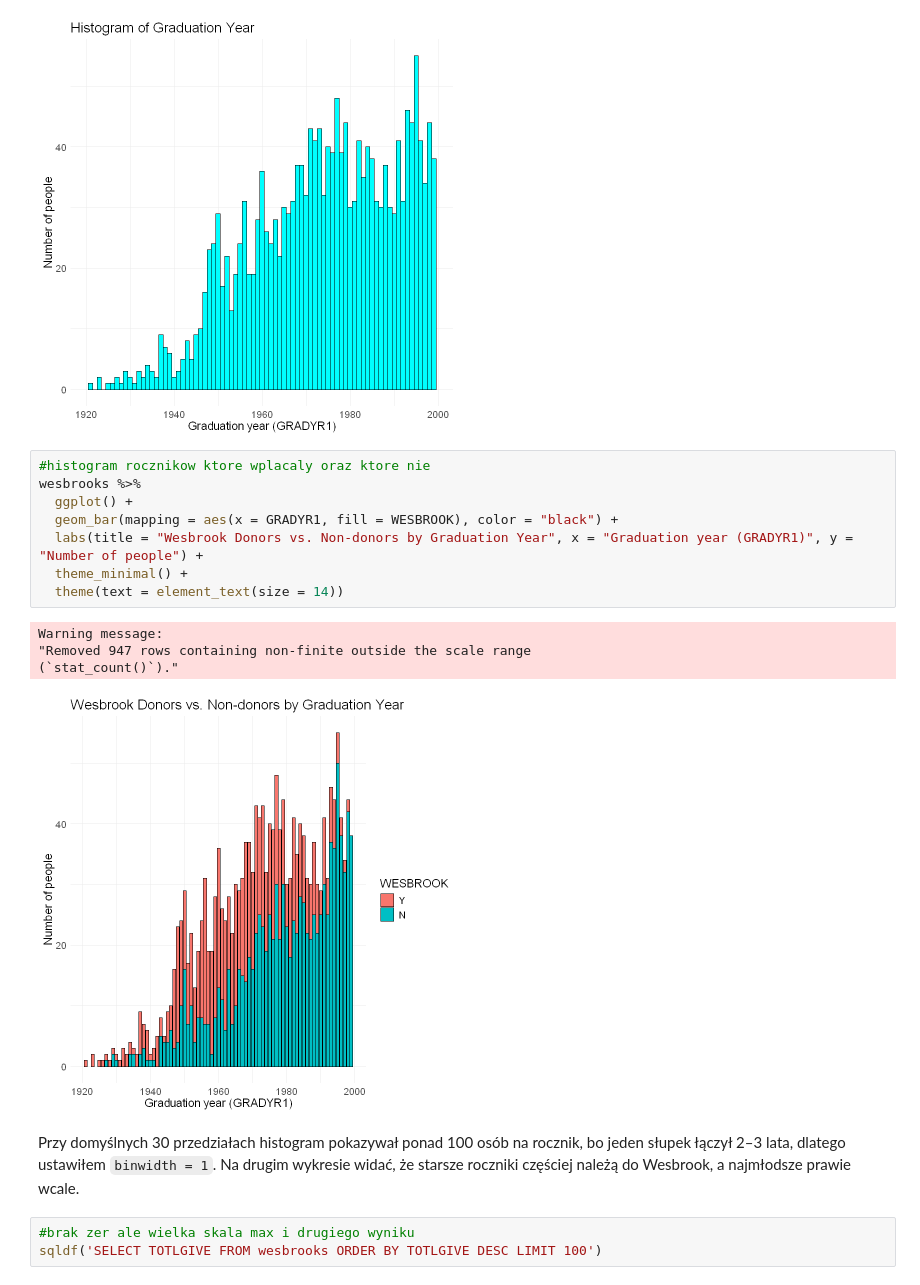
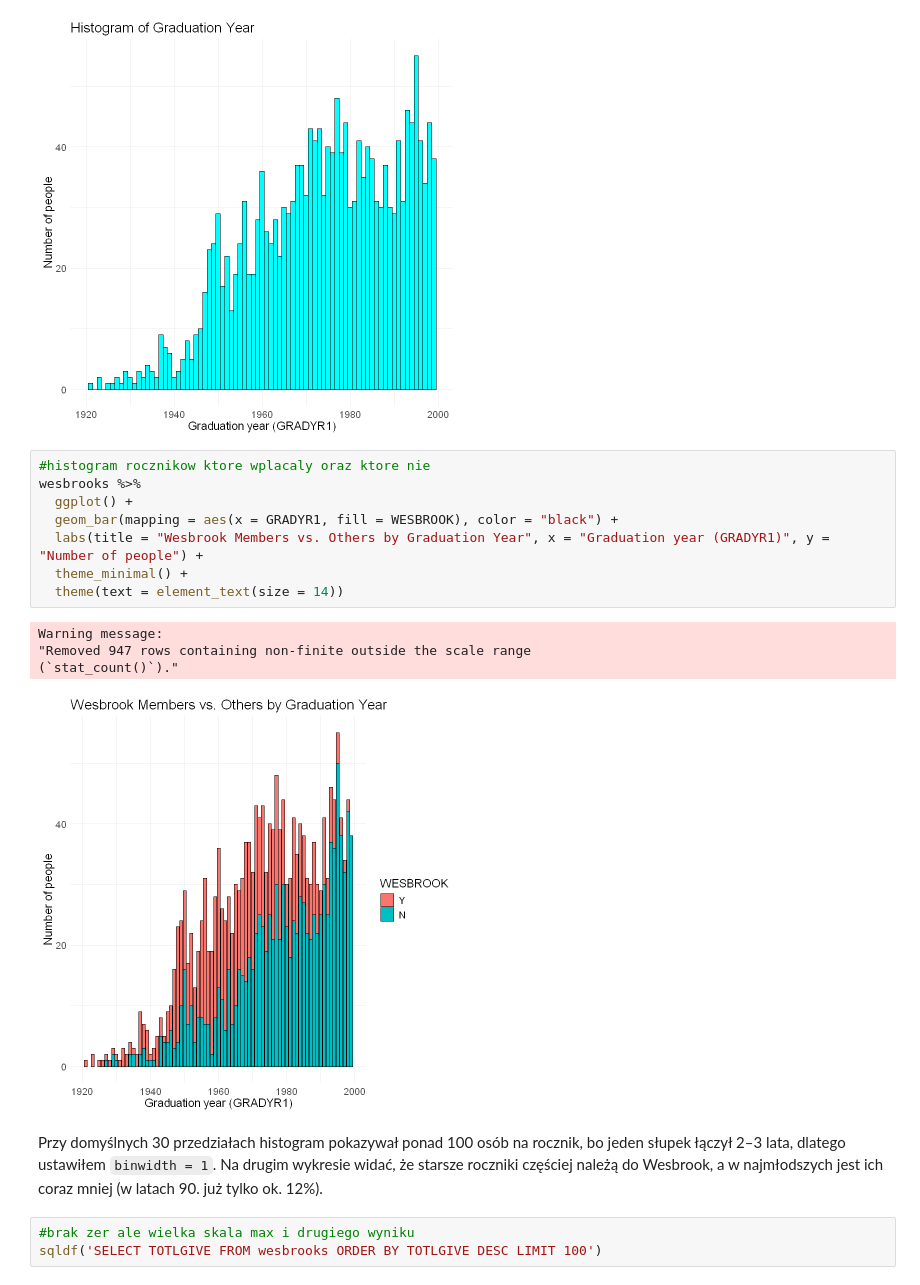
Before and after one commit to mateuszrucinski/machine-learning-lessons, a Jupyter notebook: Zad1/Wesbrook.ipynb, the cells around one changed output. Saved outputs shown, nothing was run; the diff lists cells and outputs as text.

```diff
--- a/Zad1/Wesbrook.ipynb
+++ b/Zad1/Wesbrook.ipynb
@@ -195,20 +195,20 @@ Warning message:
 # %%
 #histogram rocznikow ktore wplacaly oraz ktore nie
 wesbrooks %>%
   ggplot() +
   geom_bar(mapping = aes(x = GRADYR1, fill = WESBROOK), color = "black") +
-  labs(title = "Wesbrook Donors vs. Non-donors by Graduation Year", x = "Graduation year (GRADYR1)", y = "Number of people") +
+  labs(title = "Wesbrook Members vs. Others by Graduation Year", x = "Graduation year (GRADYR1)", y = "Number of people") +
   theme_minimal() +
   theme(text = element_text(size = 14))
 # %% [output]
 Warning message:
 "Removed 947 rows containing non-finite outside the scale range
 (`stat_count()`)."
-[figure, old version]
+[figure, new version]
 # %% [markdown]
 Przy domyślnych 30 przedziałach histogram pokazywał ponad 100 osób na rocznik, bo jeden słupek łączył 2–3 lata,
 dlatego ustawiłem `binwidth = 1`. Na drugim wykresie widać, że starsze roczniki częściej należą do Wesbrook,
-a najmłodsze prawie wcale.
+a w najmłodszych jest ich coraz mniej (w latach 90. już tylko ok. 12%).
 # %%
 #brak zer ale wielka skala max i drugiego wyniku
 sqldf('SELECT TOTLGIVE FROM wesbrooks ORDER BY TOTLGIVE DESC LIMIT 100')
```
Also changed, not shown: parts of 6 cells of this notebook, 1 other file.
